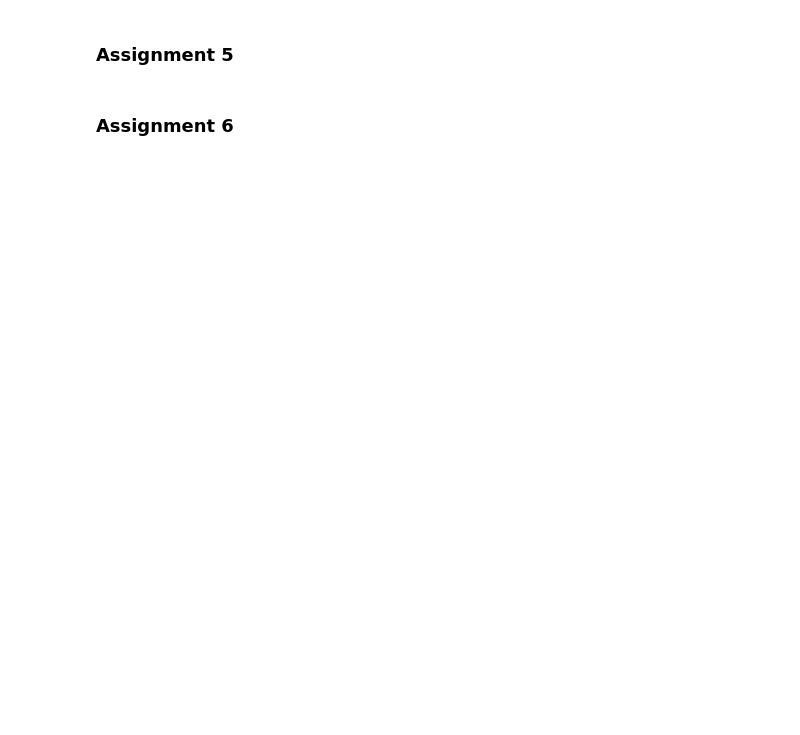
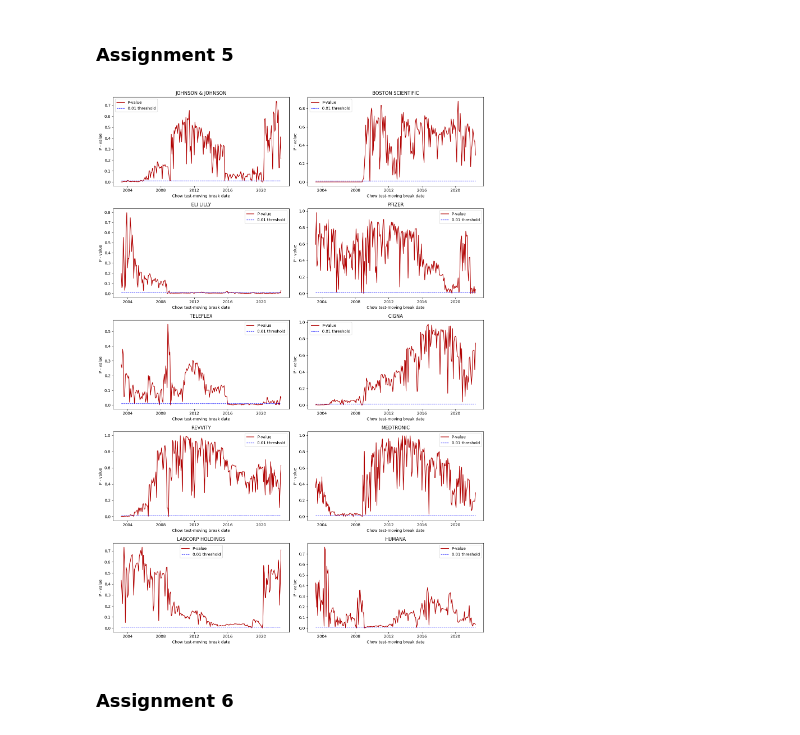
Before and after one commit to GiovanniGiorgioButEverybodyCallMeCot/CAPM-Regression, a Jupyter notebook: CAPM.ipynb, the cells around one changed output. Cells and saved outputs as stored; diff of their text form; code cells hidden in the pictures; blank space fills up the shorter version.

```diff
--- a/CAPM.ipynb
+++ b/CAPM.ipynb
@@ -299,35 +322,37 @@ for column in eEquities.columns:
 # Plot results
 
 # Get the number of equities
 num_equities = len(Pvals)
 # Calculate the number of rows needed with two plots per row
 num_rows  = (num_equities + 1) // 2
 # Create the figure and axis grid
 fig, axes = plt.subplots(num_rows, 2, figsize=(14, 4 * num_rows))
 # Flatten the grid for easy indexing
 axes      = axes.flatten()
 # Select the subset of dates to use as x axis
 t_subset  = t[begin + 1:end]
 # Plot each equity's p-values with the date-based x-axis
 for i, (pvals, column) in enumerate(zip(Pvals, eEquities.columns)):
     # Plot p-values for each equity on its respective axis using the date range
-    axes[i].plot(t_subset, pvals, label="P-value", color="b")
-    axes[i].plot(t_subset, 0.01 * np.ones_like(pvals), label="0.01 threshold", color="r", linestyle="--", linewidth=1)
+    axes[i].plot(t_subset, pvals, label="P-value", color="#b00000")
+    axes[i].plot(t_subset, 0.01 * np.ones_like(pvals), label="0.01 threshold", color="0", linestyle="--", linewidth=1)
 
     # Label the plot and add a title
     axes[i].set_title(f"{column}")
     axes[i].set_xlabel('Chow test-moving break date')
     axes[i].set_ylabel('P - value')
     axes[i].legend()
 
 # Remove any empty subplots if the number of equities is odd
 if num_equities % 2 != 0:
     fig.delaxes(axes[-1])
 
 # Adjust layout and save the figure
 plt.tight_layout()
 plt.savefig('Results/chowmoving.png', dpi=300)
 plt.show()
+# %% [output]
+[figure, added]
 # %%
 #-----------------------------------------------------------------------------------------------------------------------------------#
 # Temporary: automated check for structural breaks
```
Also changed, not shown: parts of 10 cells of this notebook, 5 other files.
